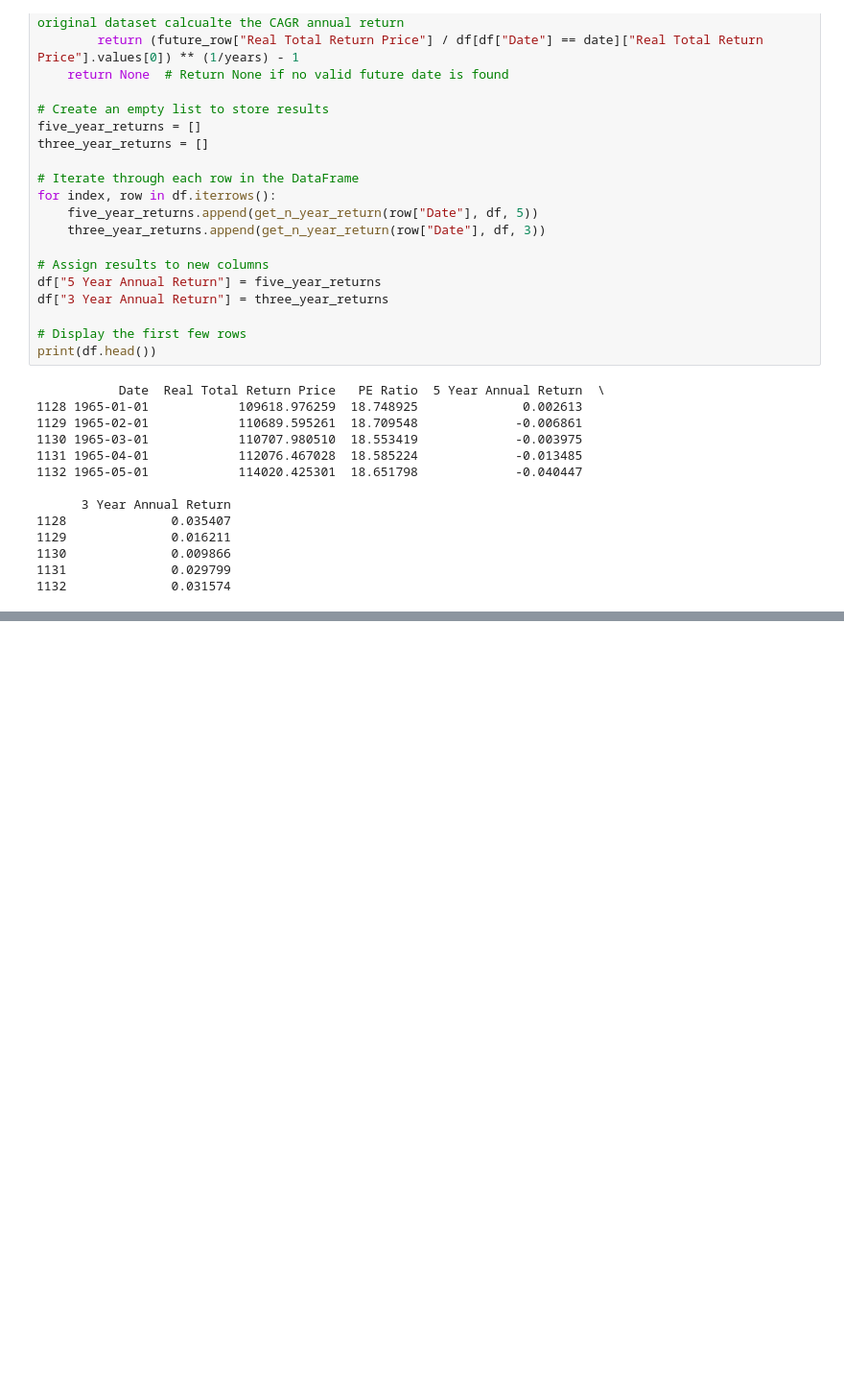
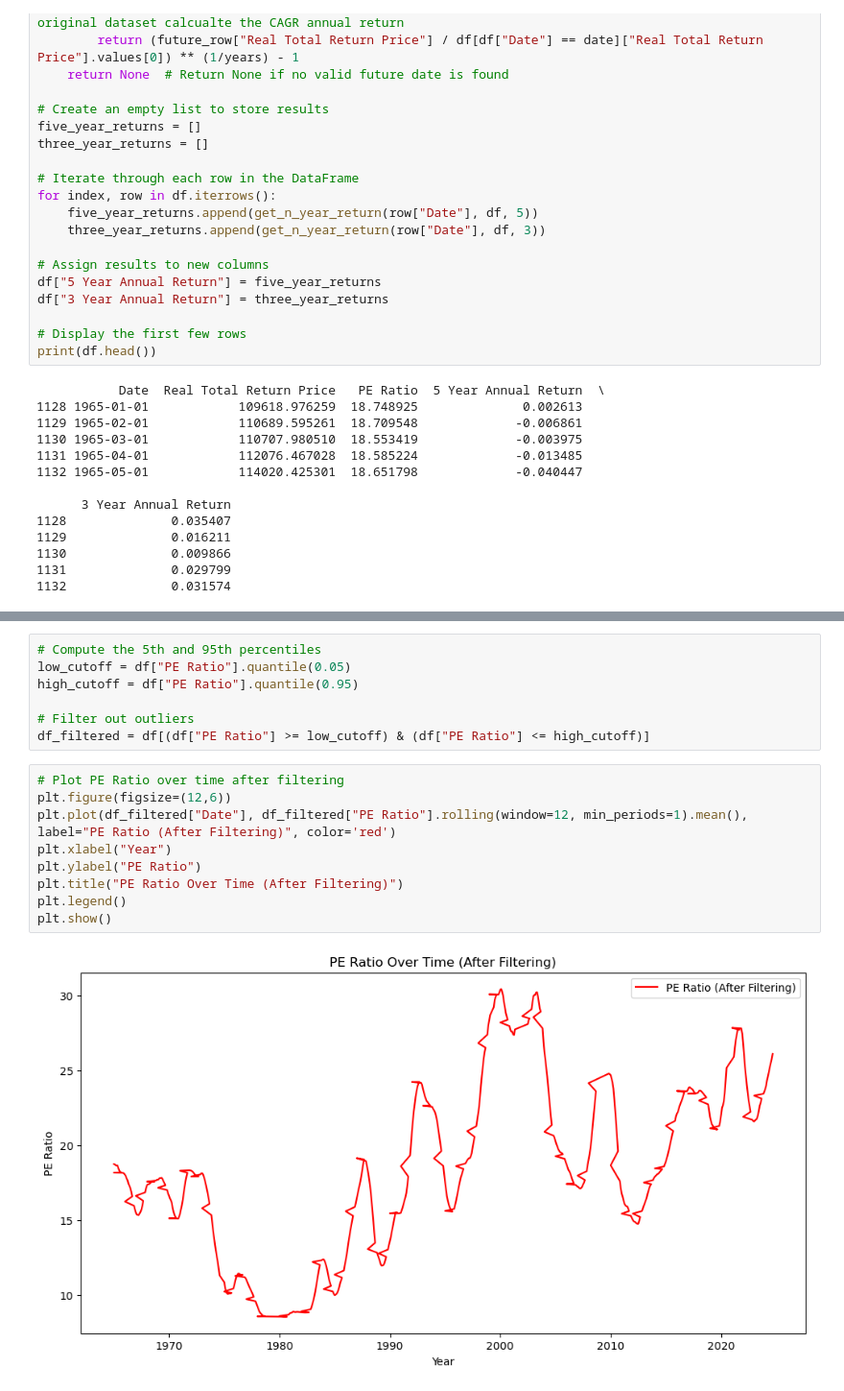
Before and after one commit to Ethan-code-1/DS_4002_Project2, a Jupyter notebook: SCRIPTS/data_cleaning.ipynb, the cells around one changed output, grey strips where cells are left out. Shown at 96% size. Cells and saved outputs as stored; diff of their text form; blank space fills up the shorter version.

Commit message:
Added some preliminary code to remove the outliers in PE observations.

```diff
--- a/SCRIPTS/data_cleaning.ipynb
+++ b/SCRIPTS/data_cleaning.ipynb
@@ -98,0 +111,18 @@ print(df.head())
+# %%
+# Compute the 5th and 95th percentiles
+low_cutoff = df["PE Ratio"].quantile(0.05)
+high_cutoff = df["PE Ratio"].quantile(0.95)
+
+# Filter out outliers
+df_filtered = df[(df["PE Ratio"] >= low_cutoff) & (df["PE Ratio"] <= high_cutoff)]
+# %%
+# Plot PE Ratio over time after filtering
+plt.figure(figsize=(12,6))
+plt.plot(df_filtered["Date"], df_filtered["PE Ratio"].rolling(window=12, min_periods=1).mean(), label="PE Ratio (After Filtering)", color='red')
+plt.xlabel("Year")
+plt.ylabel("PE Ratio")
+plt.title("PE Ratio Over Time (After Filtering)")
+plt.legend()
+plt.show()
+# %% [output]
+[figure, added]
```
Also changed, not shown: parts of 1 cell of this notebook, 1 other file.
